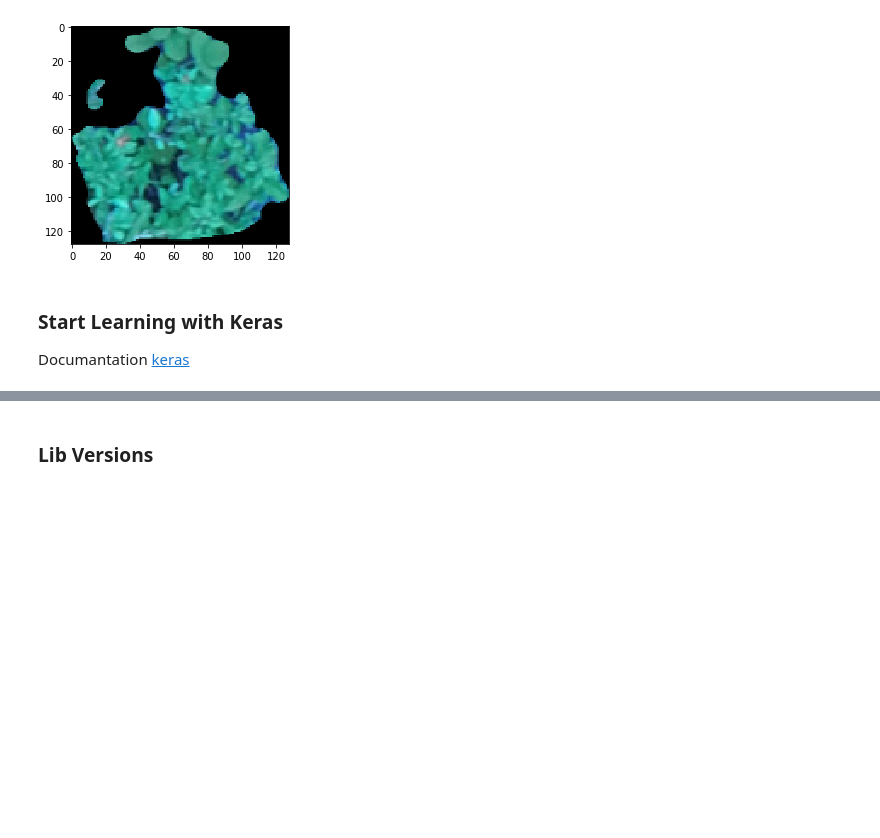
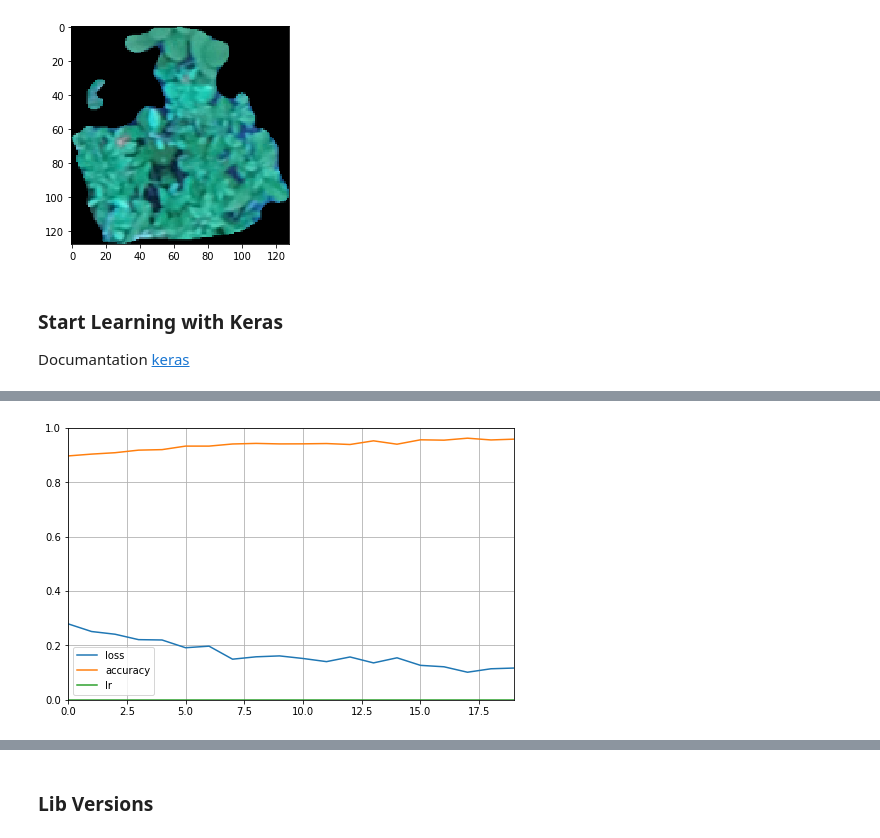
Before and after one commit to ThiagoBfim/Machine-Learning, a Jupyter notebook: TensorFlow/Weed detectition/Weed Detection in Soybean Crops - Keras.ipynb, the cells around one changed output, grey strips where cells are left out. Cells and saved outputs as stored; diff of their text form; code cells hidden in the pictures; blank space fills up the shorter version.

```diff
--- a/TensorFlow/Weed detectition/Weed Detection in Soybean Crops - Keras.ipynb
+++ b/TensorFlow/Weed detectition/Weed Detection in Soybean Crops - Keras.ipynb
@@ -106,9 +112,9 @@ y_test = np_utils.to_categorical(y_test, num_classes = 4)
 # %%
 filepath="keras_model.h5"
-checkpoint = ModelCheckpoint(filepath, monitor='accuracy', verbose=1, save_best_only=True, mode='max')
+checkpoint = ModelCheckpoint(filepath, monitor='accuracy', verbose=1, save_best_only=True, mode='auto')
 # %%
 lr_reduce = ReduceLROnPlateau(monitor='accuracy', factor=0.2,
-                              patience=3, min_lr=0.001)
+                              patience=3, min_lr=0.003)
 # %%
 def CNNbuild(height, width, classes, channels):
     model = Sequential()
@@ -120,24 +126,29 @@ def CNNbuild(height, width, classes, channels):
         inputShape = (channels, height, width)
     model.add(Conv2D(32, (3,3), activation = 'relu', input_shape = inputShape))
     model.add(MaxPooling2D(2,2))
-    model.add(BatchNormalization(axis = chanDim))
-    model.add(Dropout(0.2))
+    model.add(BatchNormalization(axis = -1))
+    model.add(Dropout(0.4))
 
     model.add(Conv2D(32, (3,3), activation = 'relu'))
     model.add(MaxPooling2D(2,2))
-    model.add(BatchNormalization(axis = chanDim))
-    model.add(Dropout(0.2))
+    model.add(BatchNormalization(axis = -1))
+    model.add(Dropout(0.4))
 
     model.add(Conv2D(32, (3,3), activation = 'relu'))
     model.add(MaxPooling2D(2,2))
-    model.add(BatchNormalization(axis = chanDim))
-    model.add(Dropout(0.2))
+    model.add(BatchNormalization(axis = -1))
+    model.add(Dropout(0.4))
+
+    model.add(Conv2D(32, (3,3), activation = 'relu'))
+    model.add(MaxPooling2D(2,2))
+    model.add(BatchNormalization(axis = -1))
+    model.add(Dropout(0.4))
 
     model.add(Flatten())
 
     model.add(Dense(512, activation = 'relu'))
-    model.add(BatchNormalization(axis = chanDim))
-    model.add(Dropout(0.5))
+    model.add(BatchNormalization(axis = -1))
+    model.add(Dropout(0.4))
     model.add(Dense(classes, activation = 'softmax'))
 
     return model
@@ -170,5 +181,5 @@ def loadModel() :
         model.load_weights(filepath)
 loadModel()
 # %%
-h = model.fit(x_train, y_train, epochs = 10, batch_size = 32,callbacks=[lr_reduce,checkpoint])
+h = model.fit(x_train, y_train, epochs = 20, batch_size = 32, shuffle=True, callbacks=[lr_reduce, checkpoint])
 # %% [output]
@@ -192,3 +203,11 @@ Epoch 00010: accuracy improved from 0.98330 to 0.98930, saving model to keras_mo
+# %%
+import pandas as pd
+pd.DataFrame(h.history).plot(figsize=(8, 5))
+plt.grid(True)
+plt.gca().set_ylim(0, 1) # set the vertical range to [0-1]
+plt.show()
+# %% [output]
+[figure, added]
 # %%
 loadModel()
 # %%
```
Also changed, not shown: parts of 8 cells of this notebook.
